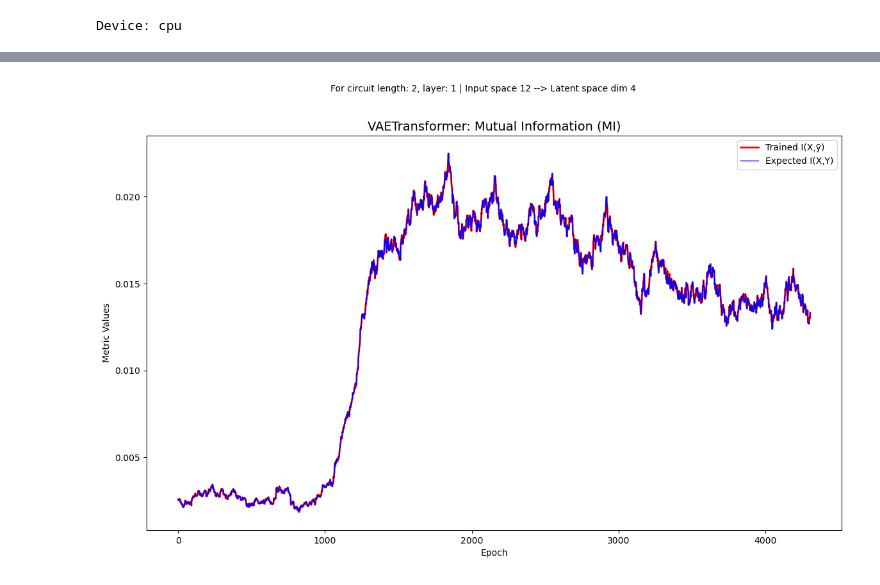
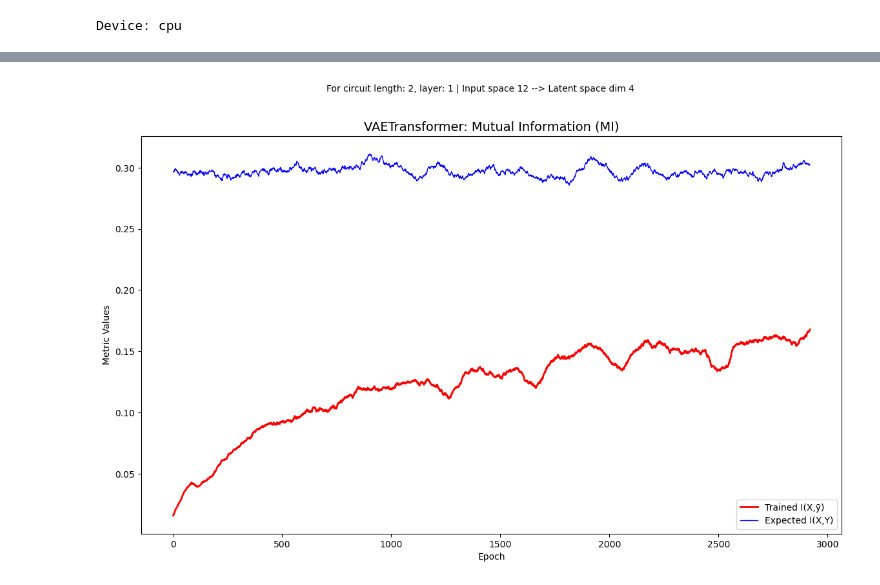
Before and after one commit to sonnyloweus/QuantumDynamicsAI, a Jupyter notebook: Mutual_Information_VAETransformer.ipynb, the cells around one changed output, grey strips where cells are left out. Drawn from its saved outputs; the diff is of its cells as text; code cells hidden in the pictures.

```diff
--- a/Mutual_Information_VAETransformer.ipynb
+++ b/Mutual_Information_VAETransformer.ipynb
@@ -275,32 +275,32 @@ plt.show()
 # %%
 train_MI_array = np.array(train_MI_array)
 expected_MI_array = np.array(expected_mutual_info_array)
 
 window_size = 100
 
 smoothed_train_MI = np.convolve(train_MI_array, np.ones(window_size)/window_size, mode='valid')
-smoothed_expected_MI = np.convolve(train_MI_array, np.ones(window_size)/(window_size), mode='valid')
+smoothed_expected_MI = np.convolve(expected_MI_array, np.ones(window_size)/(window_size), mode='valid')
 
 MI_difference = expected_MI_array - train_MI_array
 
 epochs = np.arange(1, len(smoothed_train_MI) + 1)
 
 plt.style.use('default')
 plt.figure(figsize=(14, 8))
 
 plt.plot(epochs, smoothed_train_MI, color='red', linestyle='-', linewidth=2, label='Trained I(X,ȳ)')
 plt.plot(epochs, smoothed_expected_MI, color='blue', linestyle='-', linewidth=1, label='Expected I(X,Y)')
 
 #epochs2 = np.arange(1, len(MI_difference) + 1)
 #plt.plot(epochs2, MI_difference, color='gray', linestyle='-', linewidth=2, label='Δ MI')
 
 
 plt.title('VAETransformer: Mutual Information (MI)', fontsize=14)
 plt.suptitle('For circuit length: 2, layer: 1 | Input space 12 --> Latent space dim 4', fontsize=10)
 plt.xlabel('Epoch', fontsize=10)
 plt.ylabel('Metric Values', fontsize=10)
 
 plt.legend(loc='best', fontsize=10)
 plt.show()
 # %% [output]
-[figure, old version]
+[figure, new version]
```
Also changed, not shown: parts of 2 cells of this notebook.
